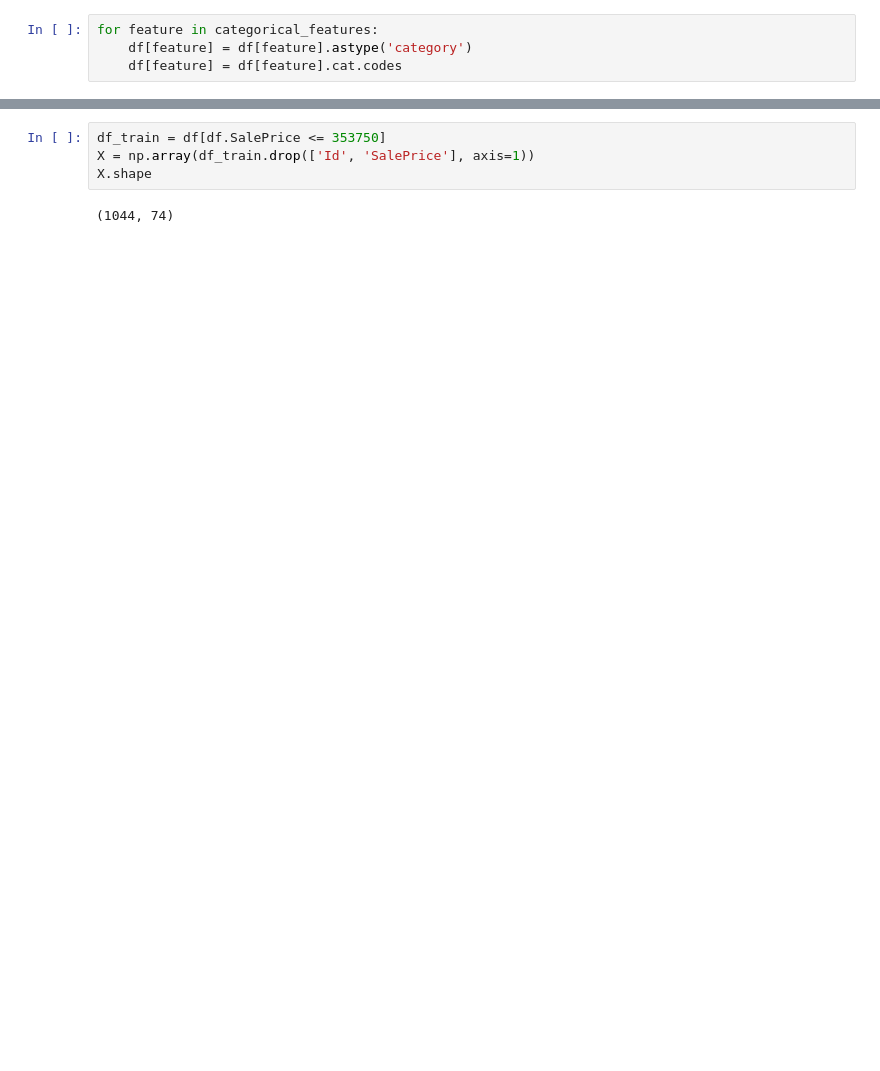
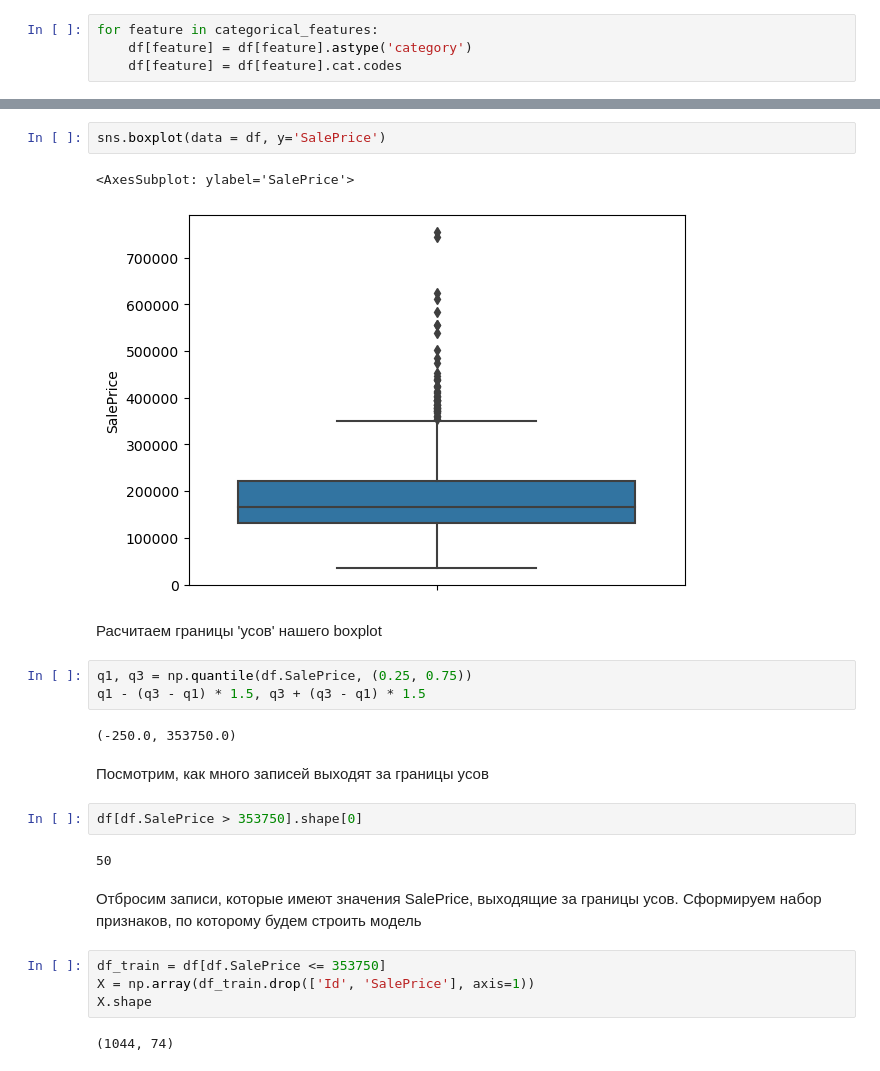
Before and after one commit to esvesv/ML_HW_04, a Jupyter notebook: 4_evstratovsv.ipynb, the cells around one changed output, grey strips where cells are left out. Saved outputs shown, nothing was run; the diff lists cells and outputs as text; blank space fills up the shorter version.

```diff
--- a/4_evstratovsv.ipynb
+++ b/4_evstratovsv.ipynb
@@ -93,3 +129,23 @@ for feature in categorical_features:
+# %%
+sns.boxplot(data = df, y='SalePrice')
+# %% [output]
+<AxesSubplot: ylabel='SalePrice'>
+[figure, new version]
+# %% [markdown]
+Расчитаем границы 'усов' нашего boxplot
+# %%
+q1, q3 = np.quantile(df.SalePrice, (0.25, 0.75))
+q1 - (q3 - q1) * 1.5, q3 + (q3 - q1) * 1.5
+# %% [output]
+(-250.0, 353750.0)
+# %% [markdown]
+Посмотрим, как много записей выходят за границы усов
+# %%
+df[df.SalePrice > 353750].shape[0]
+# %% [output]
+50
+# %% [markdown]
+Отбросим записи, которые имеют значения SalePrice, выходящие за границы усов. Сформируем набор признаков, по которому будем строить модель
 # %%
 df_train = df[df.SalePrice <= 353750]
 X = np.array(df_train.drop(['Id', 'SalePrice'], axis=1))
```
Also changed, not shown: parts of 27 cells of this notebook.
